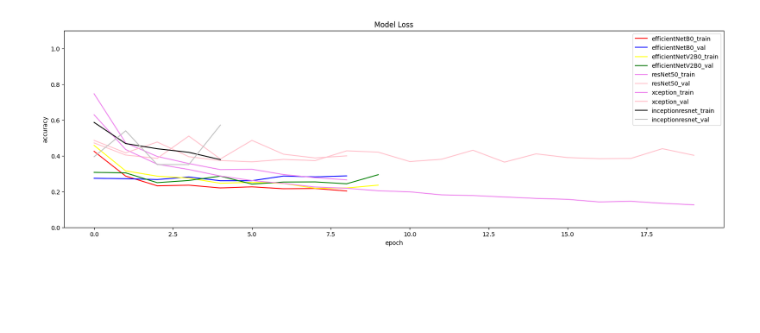
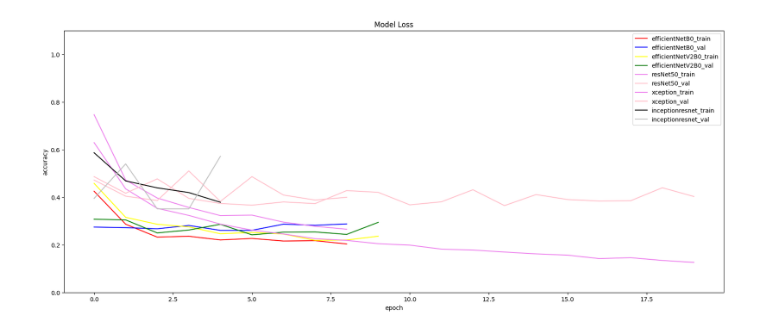
Before and after one commit to Boopya/cacao-research, a Jupyter notebook: summary.ipynb, the cells around one changed output. Cells and saved outputs as stored; diff of their text form; code cells hidden in the pictures; blank space fills up the shorter version.

```diff
--- a/summary.ipynb
+++ b/summary.ipynb
@@ -66,28 +66,28 @@ KeyError: 'accuracy'
 # %%
-plt.figure(figsize=(20, 6))
+plt.figure(figsize=(20, 8))
 plt.plot(efficientNetB0['loss'], color="red")
 plt.plot(efficientNetB0['val_loss'], color="blue")
 
 
 plt.plot(efficientNetV2B0['loss'], color="yellow")
 plt.plot(efficientNetV2B0['val_loss'], color="green")
 
 plt.plot(resNet50['loss'], color="violet")
 plt.plot(resNet50['val_loss'], color="pink")
 
 plt.plot(xception['loss'], color="violet")
 plt.plot(xception['val_loss'], color="pink")
 
 plt.plot(inceptionresnet['loss'], color="black")
 plt.plot(inceptionresnet['val_loss'], color="silver")
 
 plt.title('Model Loss')
 plt.ylim(top=1.1)
 plt.ylim(bottom=0)
 plt.ylabel('accuracy')
 plt.xlabel('epoch')
 plt.legend(['efficientNetB0_train', 'efficientNetB0_val', 'efficientNetV2B0_train', 'efficientNetV2B0_val', 'resNet50_train', 'resNet50_val', 'xception_train', 'xception_val', 'inceptionresnet_train', 'inceptionresnet_val'], loc='upper right')
 
 plt.show()
 # %% [output]
-[figure, old version]
+[figure, new version]
```
Also changed, not shown: parts of 1 cell of this notebook.
